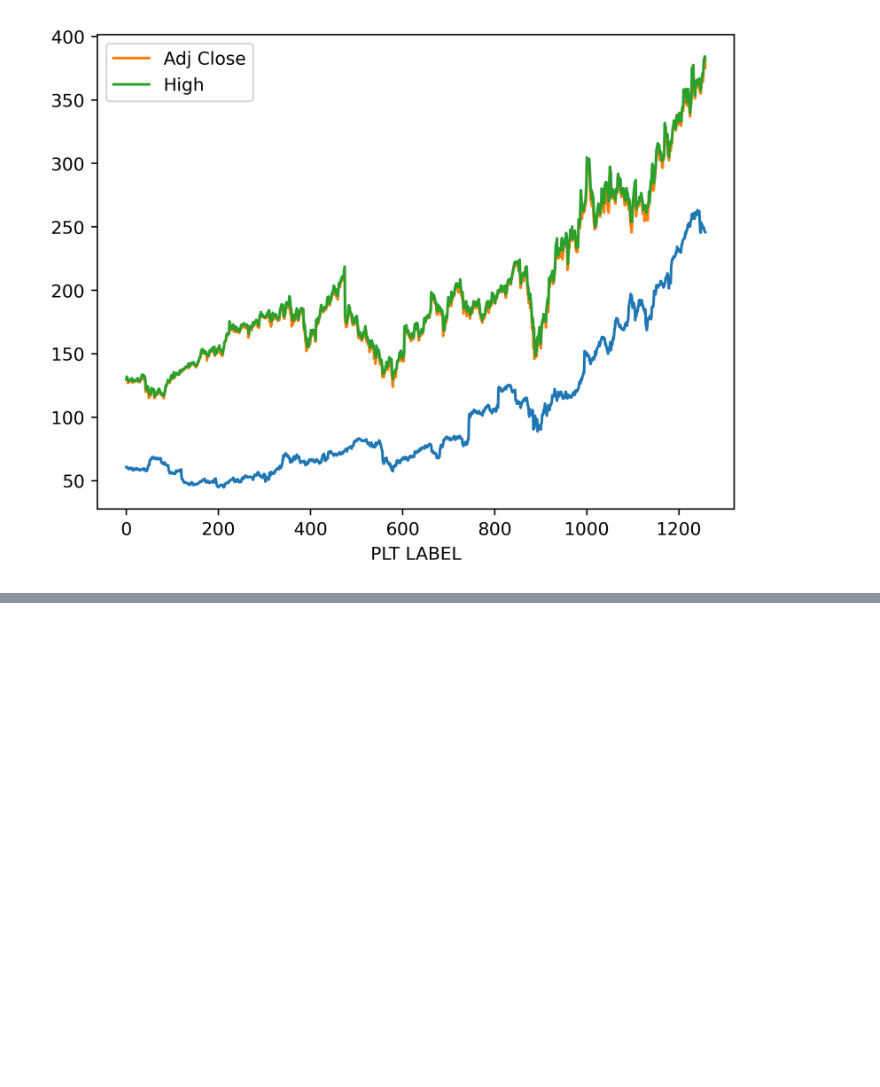
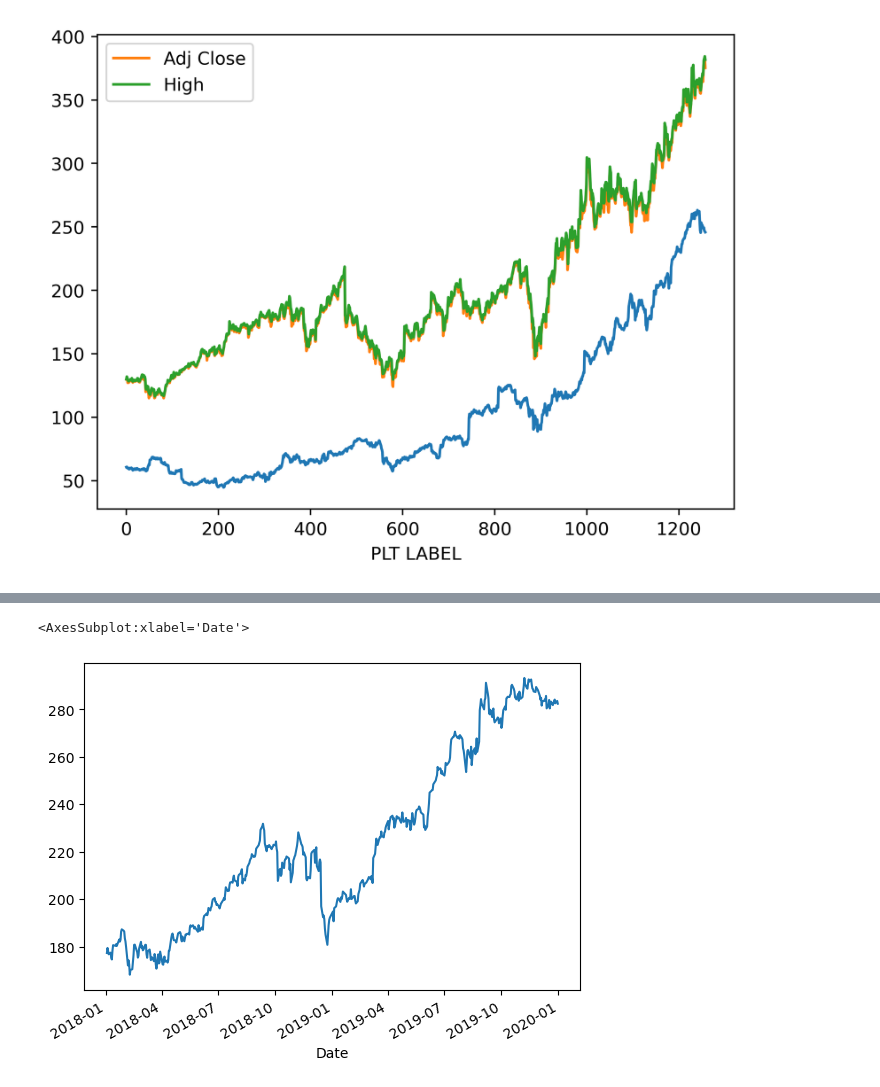
Before and after one commit to iliaaz101/Algorithmic-Trading-Python, a Jupyter notebook: Notes06.ipynb, the cells around one changed output, grey strips where cells are left out. Cells and saved outputs as stored; diff of their text form; code cells hidden in the pictures; blank space fills up the shorter version.

```diff
--- a/Notes06.ipynb
+++ b/Notes06.ipynb
@@ -358,0 +401,6 @@ plt.savefig('my_new_plot.png')
+# %%
+df['Adj Close']['2018-01-01':'2020-1-1'].plot() #grabbing a slice of the Adj Close col
+# the ylimit is automatically adjusted for the slice of data that you're grabbing
+# %% [output]
+<AxesSubplot:xlabel='Date'>
+[figure, added]
```
Also changed, not shown: parts of 52 cells of this notebook.
